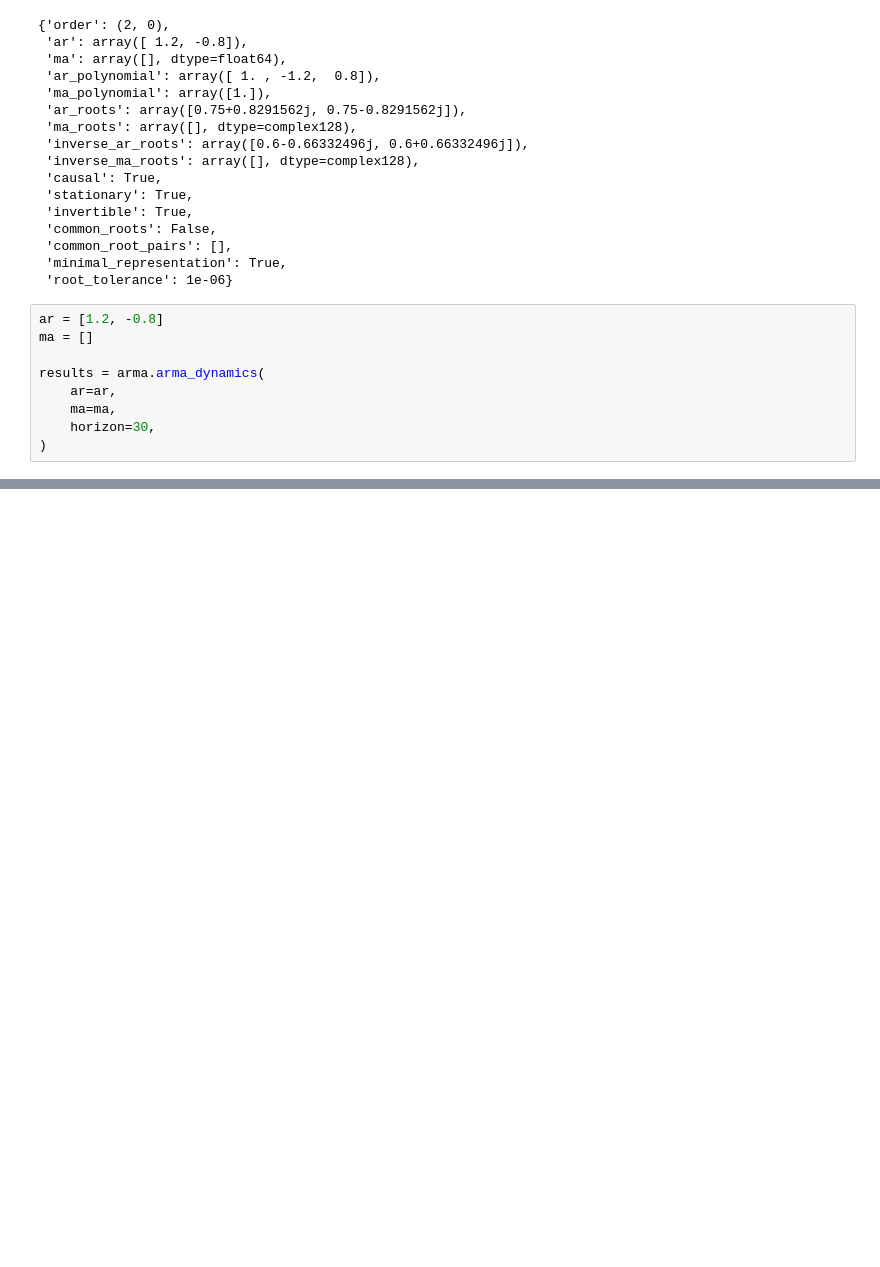
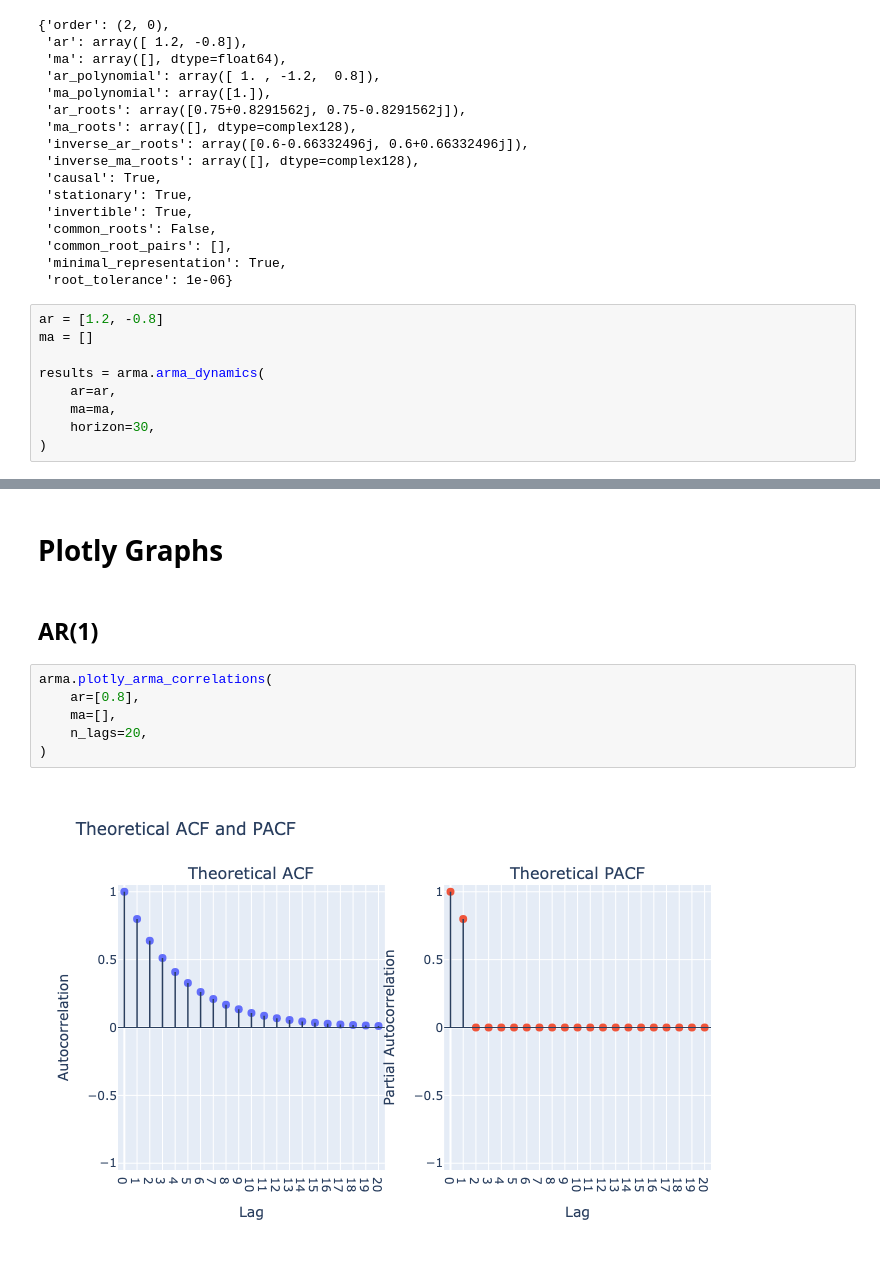
Before and after one commit to maarranz/ARMA-theory, a Jupyter notebook: ARMA_Theory_Demo.ipynb, the cells around one changed output, grey strips where cells are left out. Saved outputs shown, nothing was run; the diff lists cells and outputs as text; blank space fills up the shorter version.

```diff
--- a/ARMA_Theory_Demo.ipynb
+++ b/ARMA_Theory_Demo.ipynb
@@ -785,0 +812,12 @@ Analysis horizon ......... 30
+# %% [markdown]
+# Plotly Graphs
+# %% [markdown]
+## AR(1)
+# %%
+arma.plotly_arma_correlations(
+    ar=[0.8],
+    ma=[],
+    n_lags=20,
+)
+# %% [output]
+[figure, added]
```
Also changed, not shown: parts of 35 cells of this notebook, 2 other files.
